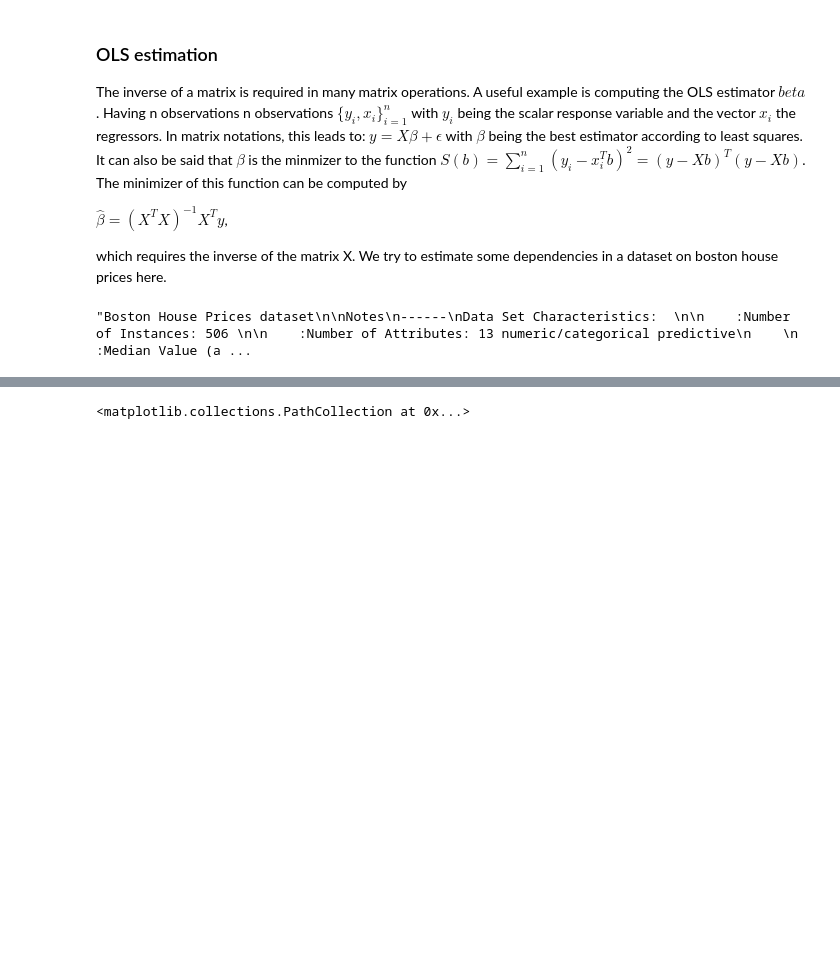
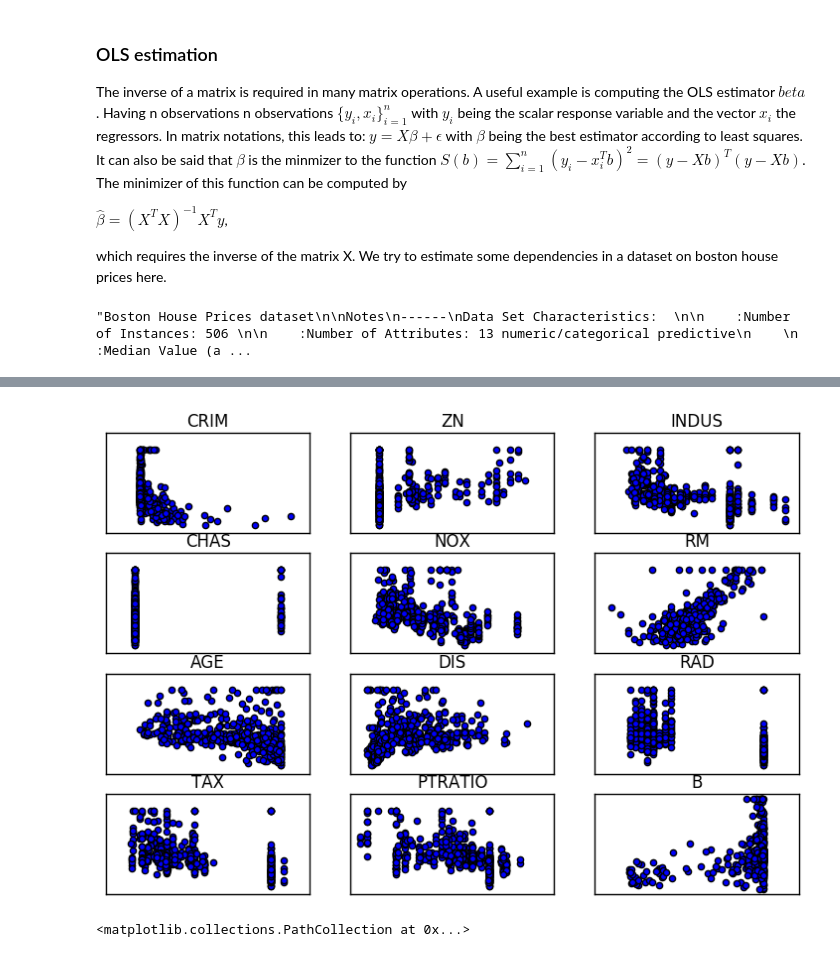
Before and after one commit to Moony2D/Python-Intro-ifo, a Jupyter notebook: PyIntro_Scipy.ipynb, the cells around one changed output, grey strips where cells are left out. Saved outputs shown, nothing was run; the diff lists cells and outputs as text; code cells hidden in the pictures; blank space fills up the shorter version.

Commit message:
Dataset boston
Signed-off-by: matthiashuber <huber@ifo.de>

```diff
--- a/PyIntro_Scipy.ipynb
+++ b/PyIntro_Scipy.ipynb
@@ -325,0 +275,12 @@ ax.legend(loc = 'upper center')
+# %%
+# We first want to have a description of the data that we can easily understand.
+import re
+Attributestart=boston.DESCR.find('CRIM')
+Attributeend=boston.DESCR[Attributestart0:].find("\n")+Attributestart
+Attributes=[]
+for i in range(13):
+    startdescription=re.search('[a-z0-9]+',boston.DESCR[Attributestart:Attributeend]).start()
+    Attributes.append([i,re.findall('[A-Z]+',boston.DESCR[Attributestart:Attributeend])[0],boston.DESCR[Attributestart+startdescription:Attributeend]])
+    Attributestart=Attributeend+1
+    Attributeend=boston.DESCR[Attributestart:].find('\n')+Attributestart
+print (*Attributes,sep="\n")
@@ -326,3 +301,24 @@ ax.legend(loc = 'upper center')
+# %%
+import matplotlib.pyplot as plt
+nrows=4
+ncols=3
+fig, ax = plt.subplots(nrows=4, ncols=3, figsize=(9, 6))
+plt.yticks(())
+k=0
+for i in range(nrows):
+    for j in range(ncols):
+        #ax = fig.add_subplot(4,3,k)
+        ax[i,j].scatter(boston.data[:,k],boston.target, label=k)
+        ax[i,j].set_title('')
+        ax[i,j].set_xticks([])
+        ax[i,j].set_xticklabels([])
+        ax[i,j].set_yticks([])
+        ax[i,j].set_yticklabels([])
+        ax[i,j].set_title(Attributes[k][1])
+        k=k+1
+        #ax[i,j].legend(loc = 'upper right',scatterpoints = 1)
+# %% [output]
+[figure, added]
 # %%
 import matplotlib.pyplot as plt
 plt.scatter(X[:,2], y)
```
Also changed, not shown: parts of 6 cells of this notebook.
